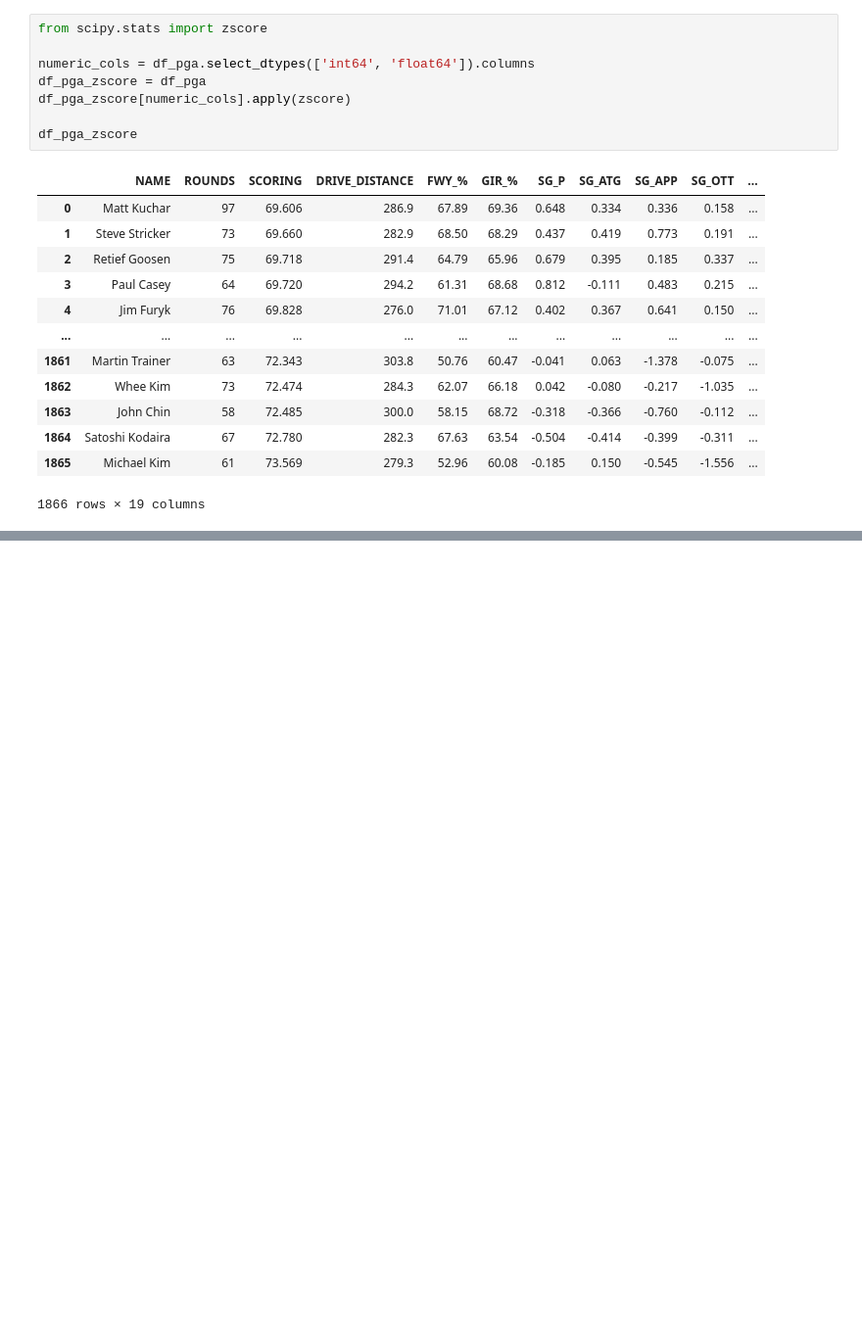
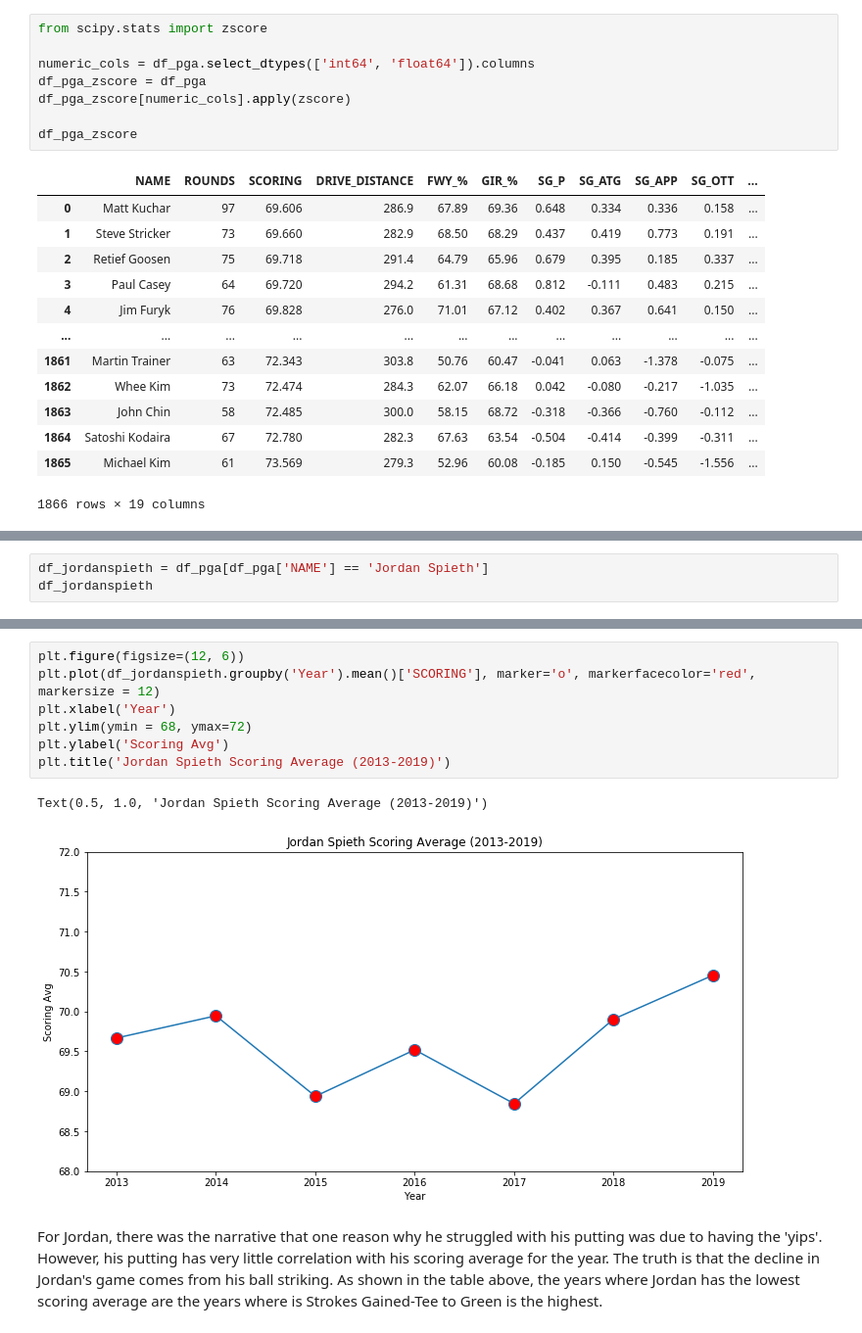
Before and after one commit to jonathannocek/pga-data-analysis, a Jupyter notebook: pga_data_analysis.ipynb, the cells around one changed output, grey strips where cells are left out. Shown at 98% size. Drawn from its saved outputs; the diff is of its cells as text; blank space fills up the shorter version.

```diff
--- a/pga_data_analysis.ipynb
+++ b/pga_data_analysis.ipynb
@@ -382,0 +475,3 @@ df_pga_zscore
+# %%
+df_jordanspieth = df_pga[df_pga['NAME'] == 'Jordan Spieth']
+df_jordanspieth
@@ -382,0 +487,12 @@ df_pga_zscore
+# %%
+plt.figure(figsize=(12, 6))
+plt.plot(df_jordanspieth.groupby('Year').mean()['SCORING'], marker='o', markerfacecolor='red', markersize = 12)
+plt.xlabel('Year')
+plt.ylim(ymin = 68, ymax=72)
+plt.ylabel('Scoring Avg')
+plt.title('Jordan Spieth Scoring Average (2013-2019)')
+# %% [output]
+Text(0.5, 1.0, 'Jordan Spieth Scoring Average (2013-2019)')
+[figure, added]
+# %% [markdown]
+For Jordan, there was the narrative that one reason why he struggled with his putting was due to having the 'yips'. However, his putting has very little correlation with his scoring average for the year. The truth is that the decline in Jordan's game comes from his ball striking. As shown in the table above, the years where Jordan has the lowest scoring average are the years where is Strokes Gained-Tee to Green is the highest.
```
Also changed, not shown: parts of 19 cells of this notebook.
